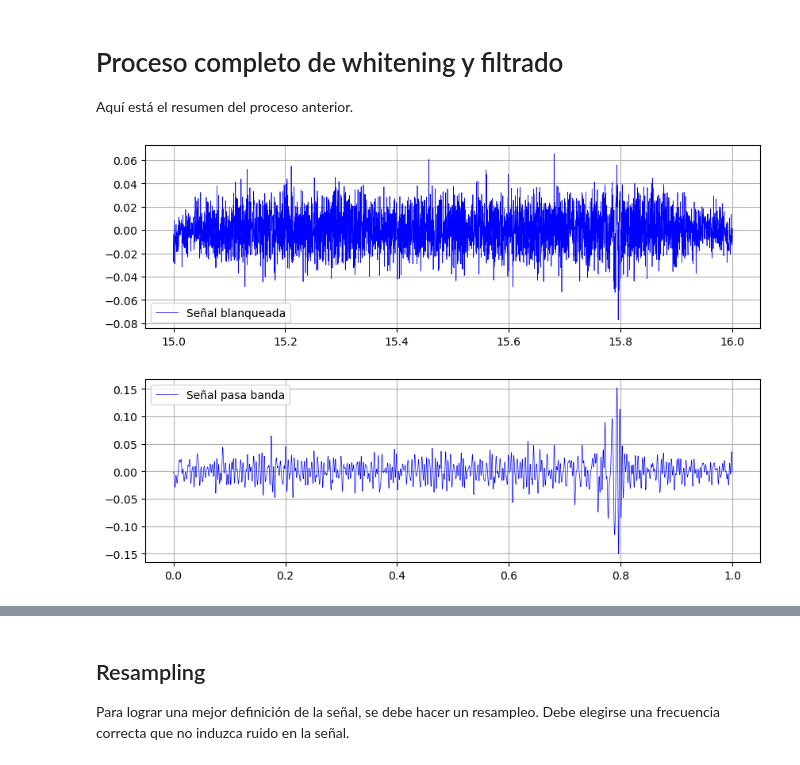
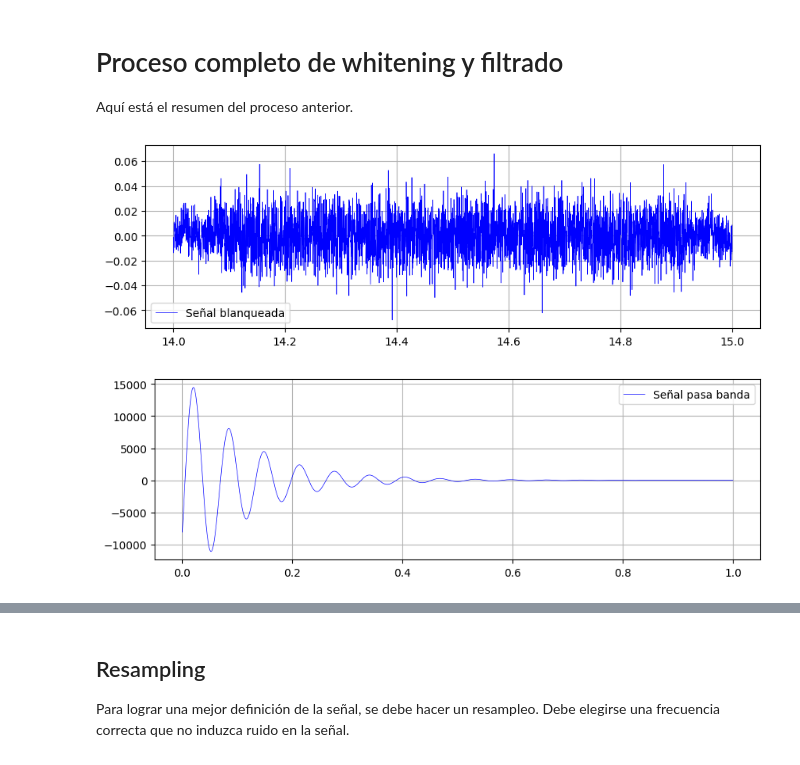
Before and after one commit to IOlivaresPalma/Multimedia-Trabajos, a Jupyter notebook: Olivares_Ivan_197615435_Proyecto1.ipynb, the cells around one changed output, grey strips where cells are left out. Saved outputs shown, nothing was run; the diff lists cells and outputs as text; code cells hidden in the pictures.

```diff
--- a/Olivares_Ivan_197615435_Proyecto1.ipynb
+++ b/Olivares_Ivan_197615435_Proyecto1.ipynb
@@ -9,5 +9,9 @@
 import numpy as np
 import matplotlib.pyplot as plt
 import math
+from scipy import signal
 
-from scipy import signal
+filename = 'H-H1_GWOSC_4KHZ_R1-1126259447-32.txt'
+
+datos = np.loadtxt(filename, delimiter=',', skiprows=1, dtype=float)
+len(datos)
@@ -24,21 +21,21 @@ array([9.06730891e-21, 2.01178871e-20, 3.71290472e-20, ...,
 fs = 4000  # frecuencia de sampleo
 
 # Se define el tiempo en base al sampleo
-time = np.arange(strain.size)
-max_time = strain.size / fs
+time = np.arange(datos.size)
+max_time = datos.size / fs
 
-lowtime = 15  # límite inferior de la ventana de tiempo
-hightime = 16  # límite superior de la ventana de tiempo
+lim_inf = 14 # límite inferior de la ventana de tiempo
+lim_sup = 15  # límite superior de la ventana de tiempo
 
-low_sample = lowtime * fs  # Muestra de tiempo correspondiente al límite inferior
-high_sample = hightime * fs  # Muestra de tiempo correspondiente al límite superior
+muestra_inferior = lim_inf * fs  # Muestra de tiempo correspondiente al límite inferior
+muestra_superior = lim_sup * fs  # Muestra de tiempo correspondiente al límite superior
 
 # Se definen los pasos de tiempo dentro de la ventana especificada
-time_steps = np.linspace(lowtime, hightime, strain[low_sample:high_sample].size)
+time_steps = np.linspace(lim_inf, lim_sup, datos[muestra_inferior:muestra_superior].size)
 
 # Gráfica
 plt.figure(figsize=(8, 2))
-plt.plot(time_steps, strain[low_sample:high_sample], 'red', label=r'$raw wave$', alpha=0.8, linewidth=0.5)
+plt.plot(time_steps, datos[muestra_inferior:muestra_superior], 'red', label=r'$Señal cortada$', alpha=0.8, linewidth=0.5)
 
 # Etiquetas y título
 plt.ylabel('Amplitud')
@@ -54,7 +51,7 @@ import IPython.display as ipd
 from pydub import AudioSegment
 
 
-dataSample=strain[low_sample:high_sample] #ventana de tiempo seleccionada
+dataSample=datos[muestra_inferior:muestra_superior] #ventana de tiempo seleccionada
 
 m = np.max(np.abs(dataSample))
 sigf32 = (dataSample/m).astype(np.float32) #normalizar datos
@@ -136,16 +170,23 @@ from scipy.signal import  butter, sosfilt, filtfilt
 from scipy.fftpack import fft, ifft
 import math
 
+import math
+
 def next_power_of_2(x):
-    """Calcula la siguiente potencia de 2 para un número dado.
+    """
+    Calcula la siguiente potencia de 2 para un número dado.
 
-    Args:
-        x (int): Número para calcular la siguiente potencia de 2.
+    Parameters:
+    x (int): Número para calcular la siguiente potencia de 2.
 
     Returns:
-        int: Siguiente potencia de 2 para el número dado.
+    int: Siguiente potencia de 2 para el número dado.
     """
-    return 1 if x == 0 else 2**math.ceil(math.log2(x))
+    if x <= 1:
+        return 1
+    else:
+        return 2 ** math.ceil(math.log2(x))
+
 
 # Definición de la banda para el filtro pasa banda
 band = [20, 150]
@@ -156,36 +197,37 @@ spec = fft(dataSample*w, nfft)  # Transformada de Fourier
 # Espectro de potencia
 spec_ampl = np.sqrt(abs(np.multiply(spec, np.conjugate(spec))))
 
 spec /= spec_ampl  # Normalización del espectro
 
 # Transformada inversa de Fourier para obtener la señal blanqueada
 ret_whitened = np.real(ifft(spec, nfft)[:N])
 
 # Señal filtrada pasa banda
-sos = bandpass(ret_whitened, band, fs)  # Todas estas variables ya están definidas anteriormente
+#sos = bandpass(ret_whitened, band, fs)  # Todas estas variables ya están definidas anteriormente
+sos = butter_bandpass(ret_whitened,band[0],band[1],fs,6)
 
 # Gráfica de la señal blanqueada sin filtro
 plt.figure(figsize=(10, 3))
 plt.plot(time_steps[:N], ret_whitened, '-b', linewidth=0.5)
 plt.legend(['Señal blanqueada'])
 plt.grid()
 plt.show()
 
 # Gráfica de la señal filtrada
 plt.figure(figsize=(10, 3))
 plt.plot(x, sos, '-b', linewidth=0.5)
 plt.legend(['Señal pasa banda'])
 plt.grid()
 plt.show()
 
 # Generación de audio
 m = np.max(np.abs(sos))
 sigf32 = (sos/m).astype(np.float32)
 write("whitened2.wav", fs, sigf32)  # Guarda la señal como archivo de audio
 ipd.Audio('whitened2.wav')  # Reproduce el archivo de audio
 # %% [output]
-[figure, old version]
+[figure, new version]
-[figure, old version]
+[figure, new version]
 [interactive output not drawn]
 # %% [markdown]
 ## Resampling
```
Also changed, not shown: parts of 8 cells of this notebook.
